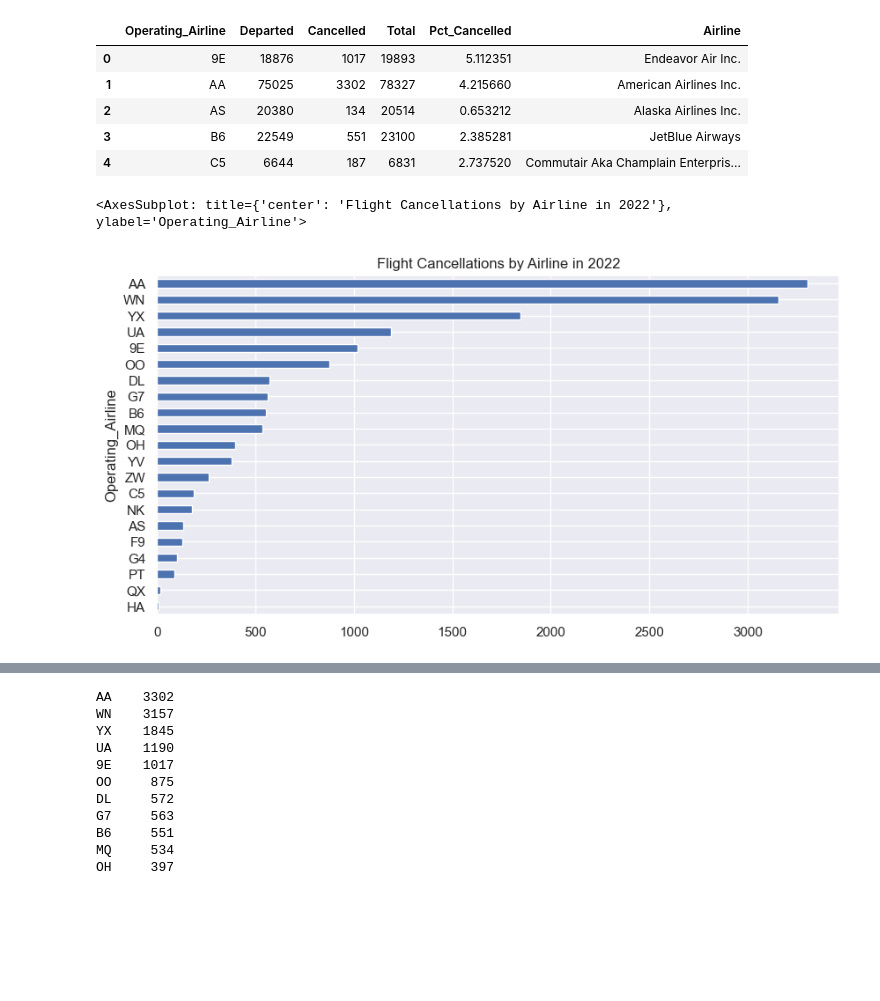
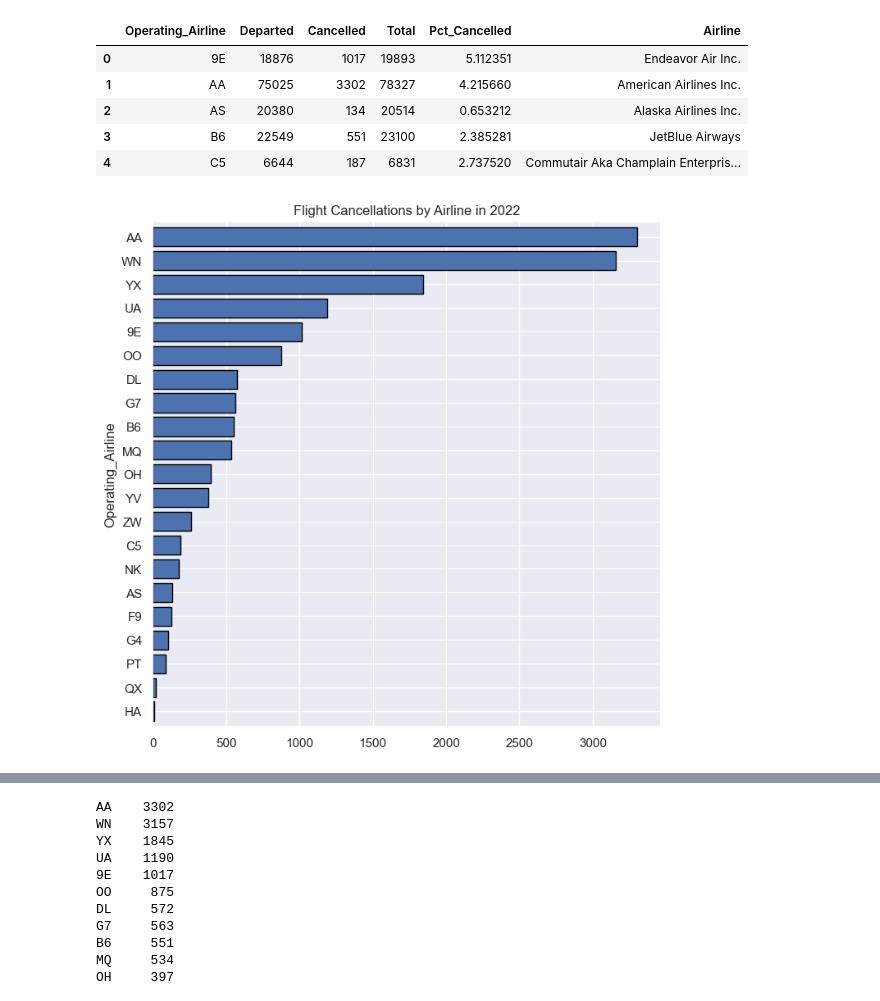
Before and after one commit to georgetown-analytics/team-3, a Jupyter notebook: flight_model/notebooks/EDA/eda1_flight_data_082022.ipynb, the cells around one changed output, grey strips where cells are left out. Saved outputs shown, nothing was run; the diff lists cells and outputs as text; code cells hidden in the pictures; blank space fills up the shorter version.

Commit message:
data ingestion phase

```diff
--- a/flight_model/notebooks/EDA/eda1_flight_data_082022.ipynb
+++ b/flight_model/notebooks/EDA/eda1_flight_data_082022.ipynb
@@ -14,5 +18,16 @@ current_palette=sns.color_palette()
 ## This is done once to load the data
 ## df = pd.read_csv("../../data/eda/flights/flight_data_082022/flight_data_082022.csv", low_memory=False)
 # df.to_parquet("../../data/eda/flights/flight_data_082022/flight_data_082022.parquet",engine='fastparquet')
+# merging 2022 csv files
+rpath2022 = "../../data/eda/flights/flight_data_*2022/flight_data_*2022.csv"
 
-df_flights = pd.read_parquet("../../data/eda/flights/flight_data_082022/flight_data_082022.parquet")
+all_files = glob.glob(rpath2022, recursive=True)
+
+[f for f in all_files]
+
+df = pd.concat((pd.read_csv(f, low_memory=False) for f in all_files), ignore_index=True)
+df.to_parquet("../../data/eda/flights/flight_data_2022/flight_data_2022.parquet",engine='fastparquet')
+
+df.tail()
+
+##df_flights = pd.read_parquet("../../data/eda/flights/flight_data_082022/flight_data_082022.parquet")
@@ -262,8 +285,12 @@ cancelled_flights_analysis.head()     ## TODO: add geographical information of f
 | 4 | C5 | 6644 | 187 | 6831 | 2.737520 | Commutair Aka Champlain Enterpris... |
 # %%
 cancelled_flights_analysis.set_index("Operating_Airline").sort_values(
-    "Cancelled")["Cancelled"].plot(kind="barh", figsize=(10, 5), title="Flight Cancellations by Airline in 2022")
+    "Cancelled")["Cancelled"].plot(kind="barh",
+                                   figsize=(8, 8),
+                                   width=.8,
+                                   edgecolor="black",
+                                   title="Flight Cancellations by Airline in 2022")
+plt.show()
 # %% [output]
-<AxesSubplot: title={'center': 'Flight Cancellations by Airline in 2022'}, ylabel='Operating_Airline'>
-[figure, old version]
+[figure, new version]
 # %%
```
Also changed, not shown: parts of 5 cells of this notebook, 2 other files.
